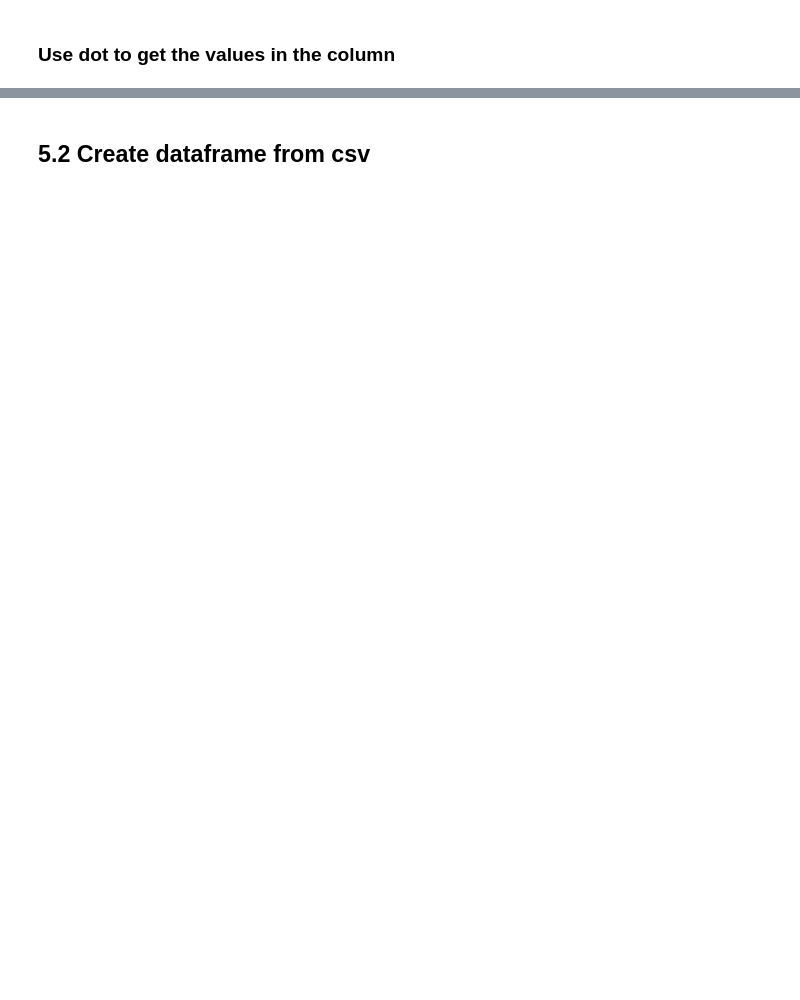
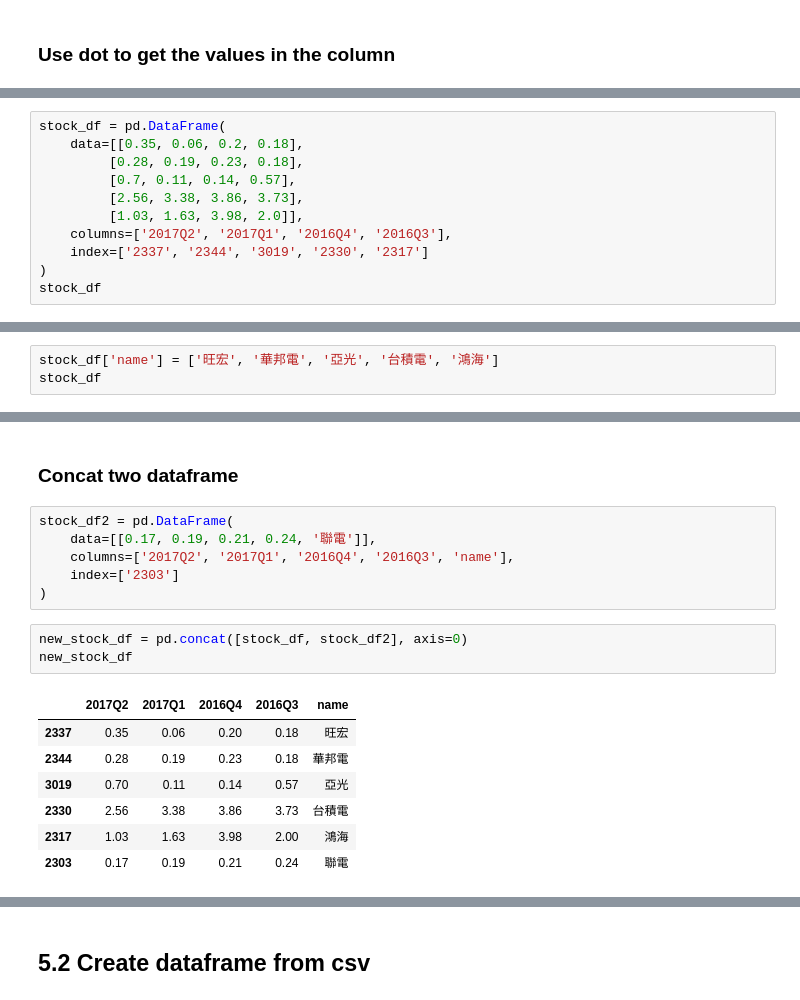
Before and after one commit to ifengc/python-tutorials, a Jupyter notebook: notebooks/05_intro_of_pandas.ipynb, the cells around one changed output, grey strips where cells are left out. Saved outputs shown, nothing was run; the diff lists cells and outputs as text; blank space fills up the shorter version.

```diff
--- a/notebooks/05_intro_of_pandas.ipynb
+++ b/notebooks/05_intro_of_pandas.ipynb
@@ -19,0 +47,11 @@ df['BBB']
+# %%
+stock_df = pd.DataFrame(
+    data=[[0.35, 0.06, 0.2, 0.18],
+         [0.28, 0.19, 0.23, 0.18],
+         [0.7, 0.11, 0.14, 0.57],
+         [2.56, 3.38, 3.86, 3.73],
+         [1.03, 1.63, 3.98, 2.0]],
+    columns=['2017Q2', '2017Q1', '2016Q4', '2016Q3'],
+    index=['2337', '2344', '3019', '2330', '2317']
+)
+stock_df
@@ -25,0 +167,3 @@ df
+# %%
+stock_df['name'] = ['旺宏', '華邦電', '亞光', '台積電', '鴻海']
+stock_df
@@ -25,0 +197,19 @@ df
+# %% [markdown]
+### Concat two dataframe
+# %%
+stock_df2 = pd.DataFrame(
+    data=[[0.17, 0.19, 0.21, 0.24, '聯電']],
+    columns=['2017Q2', '2017Q1', '2016Q4', '2016Q3', 'name'],
+    index=['2303']
+)
+# %%
+new_stock_df = pd.concat([stock_df, stock_df2], axis=0)
+new_stock_df
+# %% [output]
+|  | 2017Q2 | 2017Q1 | 2016Q4 | 2016Q3 | name |
+| 2337 | 0.35 | 0.06 | 0.20 | 0.18 | 旺宏 |
+| 2344 | 0.28 | 0.19 | 0.23 | 0.18 | 華邦電 |
+| 3019 | 0.70 | 0.11 | 0.14 | 0.57 | 亞光 |
+| 2330 | 2.56 | 3.38 | 3.86 | 3.73 | 台積電 |
+| 2317 | 1.03 | 1.63 | 3.98 | 2.00 | 鴻海 |
+| 2303 | 0.17 | 0.19 | 0.21 | 0.24 | 聯電 |
```
Also changed, not shown: parts of 57 cells of this notebook.
